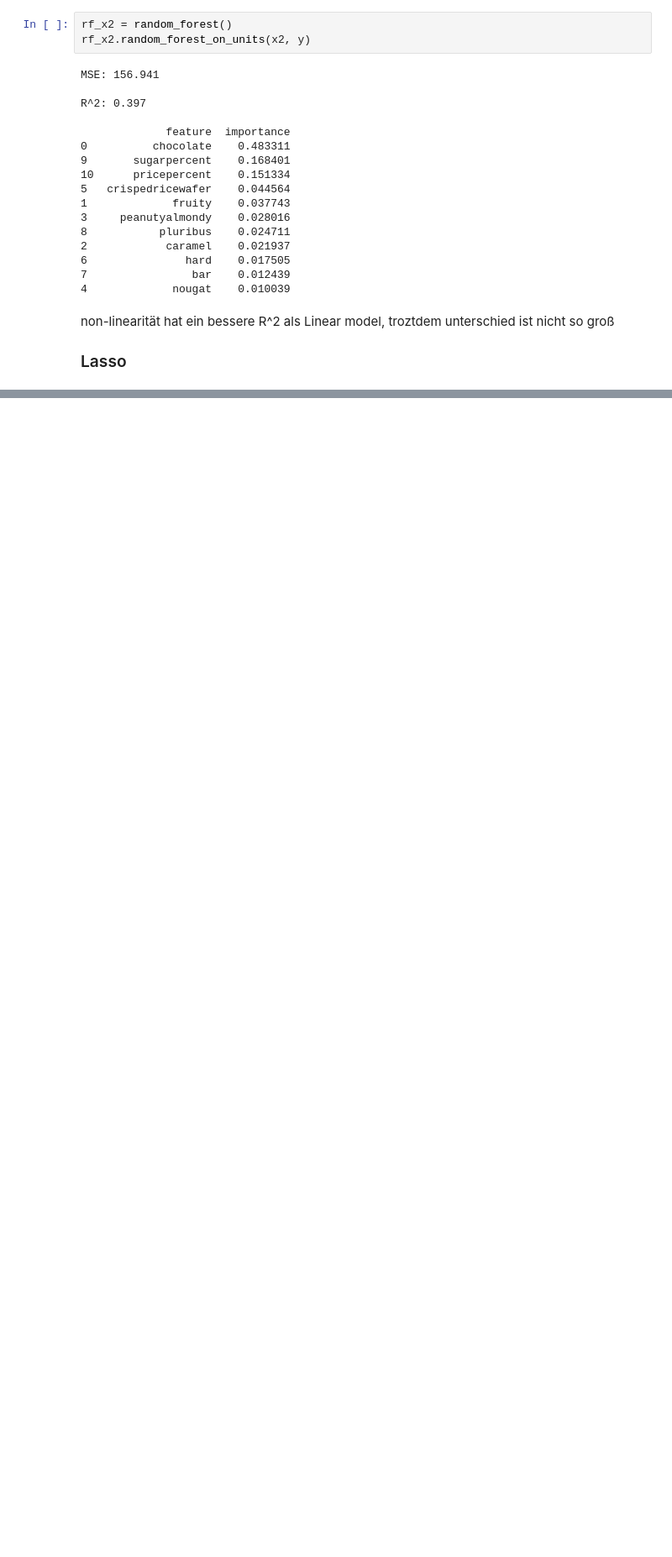
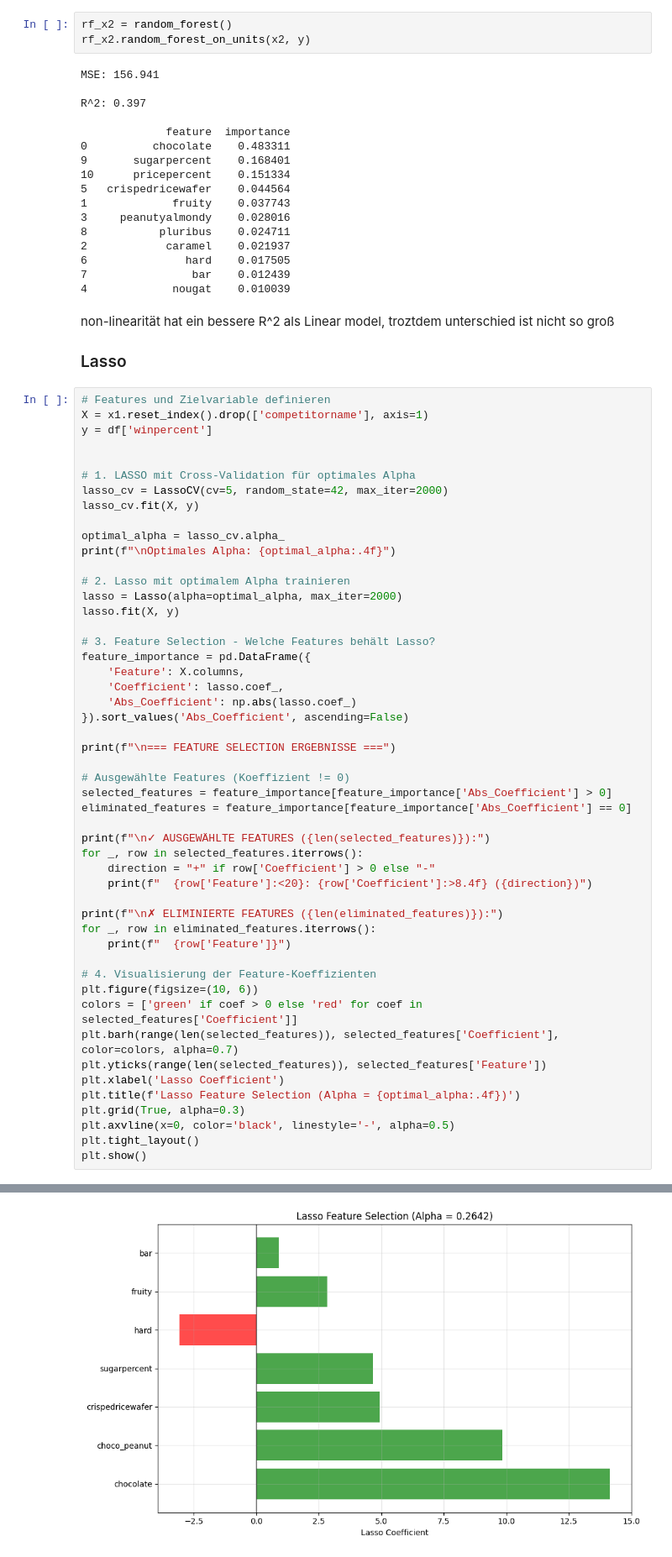
Before and after one commit to amanda8412383/candy_ranking, a Jupyter notebook: Süßigkeiten Anlysen.ipynb, the cells around one changed output, grey strips where cells are left out. Shown: that part at 84% size. Drawn from its saved outputs; the diff is of its cells as text; blank space fills up the shorter version.

Commit message:
lasso

```diff
--- a/Süßigkeiten Anlysen.ipynb
+++ b/Süßigkeiten Anlysen.ipynb
@@ -629,3 +629,54 @@ R^2: 0.397
 non-linearität hat ein bessere R^2 als Linear model, troztdem unterschied ist nicht so groß
 
 ### Lasso
+# %%
+# Features und Zielvariable definieren
+X = x1.reset_index().drop(['competitorname'], axis=1)
+y = df['winpercent']
+
+
+# 1. LASSO mit Cross-Validation für optimales Alpha
+lasso_cv = LassoCV(cv=5, random_state=42, max_iter=2000)
+lasso_cv.fit(X, y)
+
+optimal_alpha = lasso_cv.alpha_
+print(f"\nOptimales Alpha: {optimal_alpha:.4f}")
+
+# 2. Lasso mit optimalem Alpha trainieren
+lasso = Lasso(alpha=optimal_alpha, max_iter=2000)
+lasso.fit(X, y)
+
+# 3. Feature Selection - Welche Features behält Lasso?
+feature_importance = pd.DataFrame({
+    'Feature': X.columns,
+    'Coefficient': lasso.coef_,
+    'Abs_Coefficient': np.abs(lasso.coef_)
+}).sort_values('Abs_Coefficient', ascending=False)
+
+print(f"\n=== FEATURE SELECTION ERGEBNISSE ===")
+
+# Ausgewählte Features (Koeffizient != 0)
+selected_features = feature_importance[feature_importance['Abs_Coefficient'] > 0]
+eliminated_features = feature_importance[feature_importance['Abs_Coefficient'] == 0]
+
+print(f"\n✓ AUSGEWÄHLTE FEATURES ({len(selected_features)}):")
+for _, row in selected_features.iterrows():
+    direction = "+" if row['Coefficient'] > 0 else "-"
+    print(f"  {row['Feature']:<20}: {row['Coefficient']:>8.4f} ({direction})")
+
+print(f"\n✗ ELIMINIERTE FEATURES ({len(eliminated_features)}):")
+for _, row in eliminated_features.iterrows():
+    print(f"  {row['Feature']}")
+
+# 4. Visualisierung der Feature-Koeffizienten
+plt.figure(figsize=(10, 6))
+colors = ['green' if coef > 0 else 'red' for coef in selected_features['Coefficient']]
+plt.barh(range(len(selected_features)), selected_features['Coefficient'], color=colors, alpha=0.7)
+plt.yticks(range(len(selected_features)), selected_features['Feature'])
+plt.xlabel('Lasso Coefficient')
+plt.title(f'Lasso Feature Selection (Alpha = {optimal_alpha:.4f})')
+plt.grid(True, alpha=0.3)
+plt.axvline(x=0, color='black', linestyle='-', alpha=0.5)
+plt.tight_layout()
+plt.show()
+# %% [output]
@@ -631,0 +700 @@ non-linearität hat ein bessere R^2 als Linear model, troztdem unterschied ist n
+[figure, added]
```
Also changed, not shown: parts of 3 cells of this notebook.
